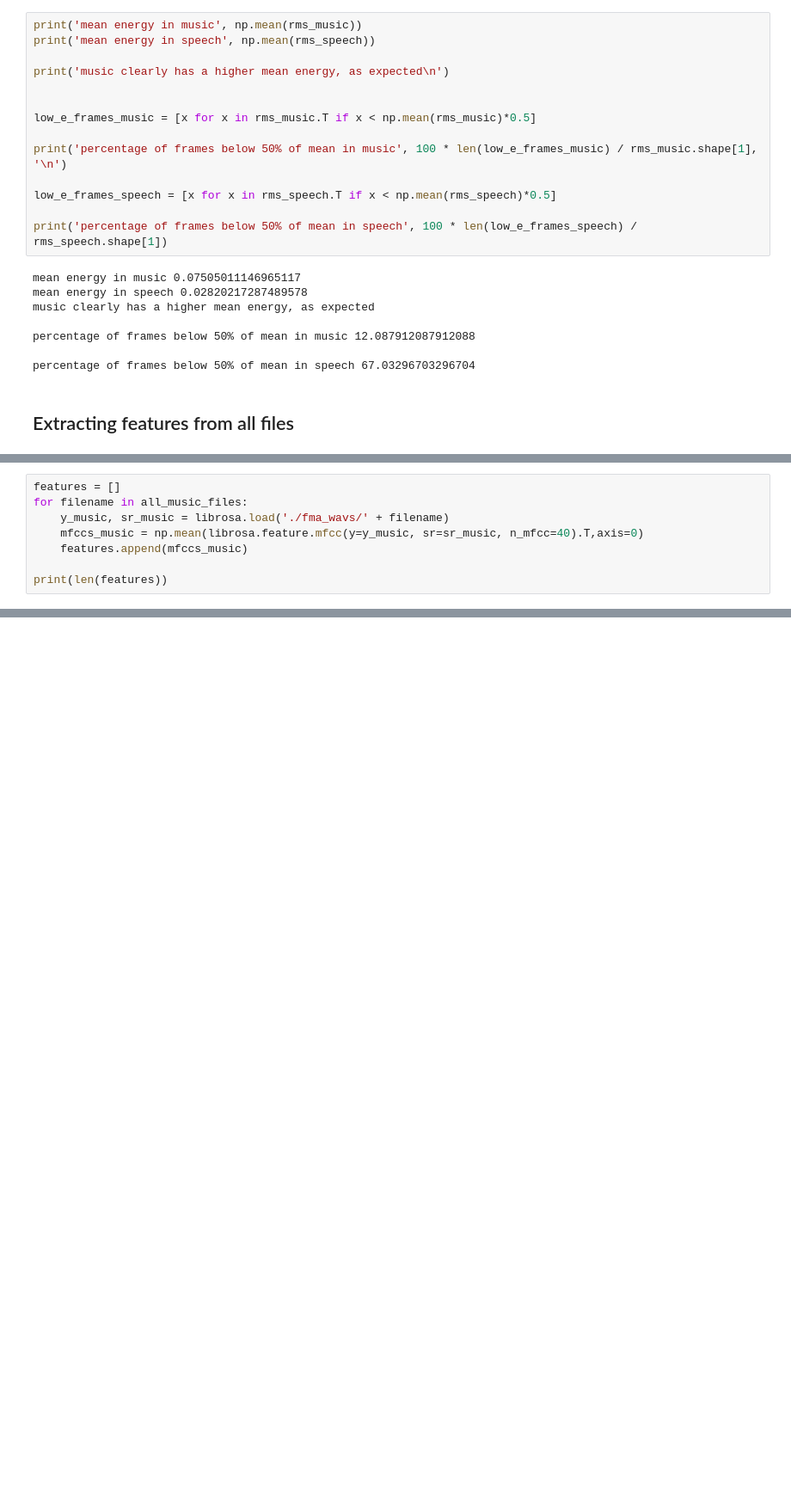
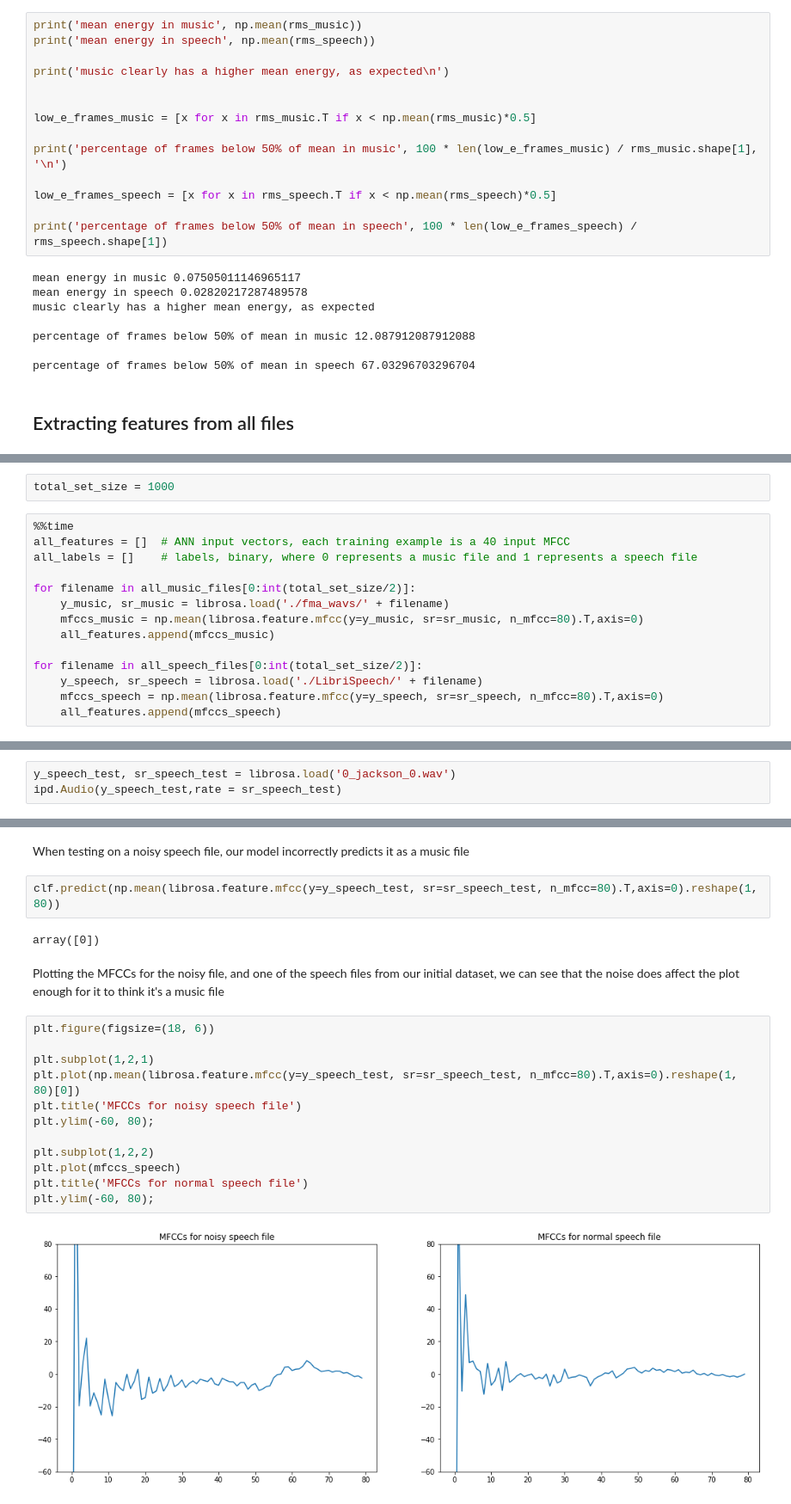
Before and after one commit to Lawrence-Godfrey/Music-Speech-Classification, a Jupyter notebook: SMClassification.ipynb, the cells around one changed output, grey strips where cells are left out. Shown at 86% size. Drawn from its saved outputs; the diff is of its cells as text; blank space fills up the shorter version.

Commit message:
testing classifier on different dataset

```diff
--- a/SMClassification.ipynb
+++ b/SMClassification.ipynb
@@ -243,8 +246,0 @@ Load all features into list
-# %%
-features = []
-for filename in all_music_files:
-    y_music, sr_music = librosa.load('./fma_wavs/' + filename)
-    mfccs_music = np.mean(librosa.feature.mfcc(y=y_music, sr=sr_music, n_mfcc=40).T,axis=0)
-    features.append(mfccs_music)
-
-print(len(features))
@@ -254,0 +249,16 @@ labels = [0 for i in range(len(features))]
+# %%
+total_set_size = 1000
+# %%
+%%time
+all_features = []  # ANN input vectors, each training example is a 40 input MFCC
+all_labels = []    # labels, binary, where 0 represents a music file and 1 represents a speech file
+
+for filename in all_music_files[0:int(total_set_size/2)]:
+    y_music, sr_music = librosa.load('./fma_wavs/' + filename)
+    mfccs_music = np.mean(librosa.feature.mfcc(y=y_music, sr=sr_music, n_mfcc=80).T,axis=0)
+    all_features.append(mfccs_music)
+
+for filename in all_speech_files[0:int(total_set_size/2)]:
+    y_speech, sr_speech = librosa.load('./LibriSpeech/' + filename)
+    mfccs_speech = np.mean(librosa.feature.mfcc(y=y_speech, sr=sr_speech, n_mfcc=80).T,axis=0)
+    all_features.append(mfccs_speech)
@@ -272,0 +312,3 @@ print(clf.predict_proba([[0.9, 0.1], [1.1, 0.9], [0.2, 0.1], [0.1, 1.]]))
+# %%
+y_speech_test, sr_speech_test = librosa.load('0_jackson_0.wav')
+ipd.Audio(y_speech_test,rate = sr_speech_test)
@@ -272,0 +317,22 @@ print(clf.predict_proba([[0.9, 0.1], [1.1, 0.9], [0.2, 0.1], [0.1, 1.]]))
+# %% [markdown]
+When testing on a noisy speech file, our model incorrectly predicts it as a music file
+# %%
+clf.predict(np.mean(librosa.feature.mfcc(y=y_speech_test, sr=sr_speech_test, n_mfcc=80).T,axis=0).reshape(1, 80))
+# %% [output]
+array([0])
+# %% [markdown]
+Plotting the MFCCs for the noisy file, and one of the speech files from our initial dataset, we can see that the noise does affect the plot enough for it to think it's a music file
+# %%
+plt.figure(figsize=(18, 6))
+
+plt.subplot(1,2,1)
+plt.plot(np.mean(librosa.feature.mfcc(y=y_speech_test, sr=sr_speech_test, n_mfcc=80).T,axis=0).reshape(1, 80)[0])
+plt.title('MFCCs for noisy speech file')
+plt.ylim(-60, 80);
+
+plt.subplot(1,2,2)
+plt.plot(mfccs_speech)
+plt.title('MFCCs for normal speech file')
+plt.ylim(-60, 80);
+# %% [output]
+[figure, added]
```
Also changed, not shown: parts of 20 cells of this notebook.
